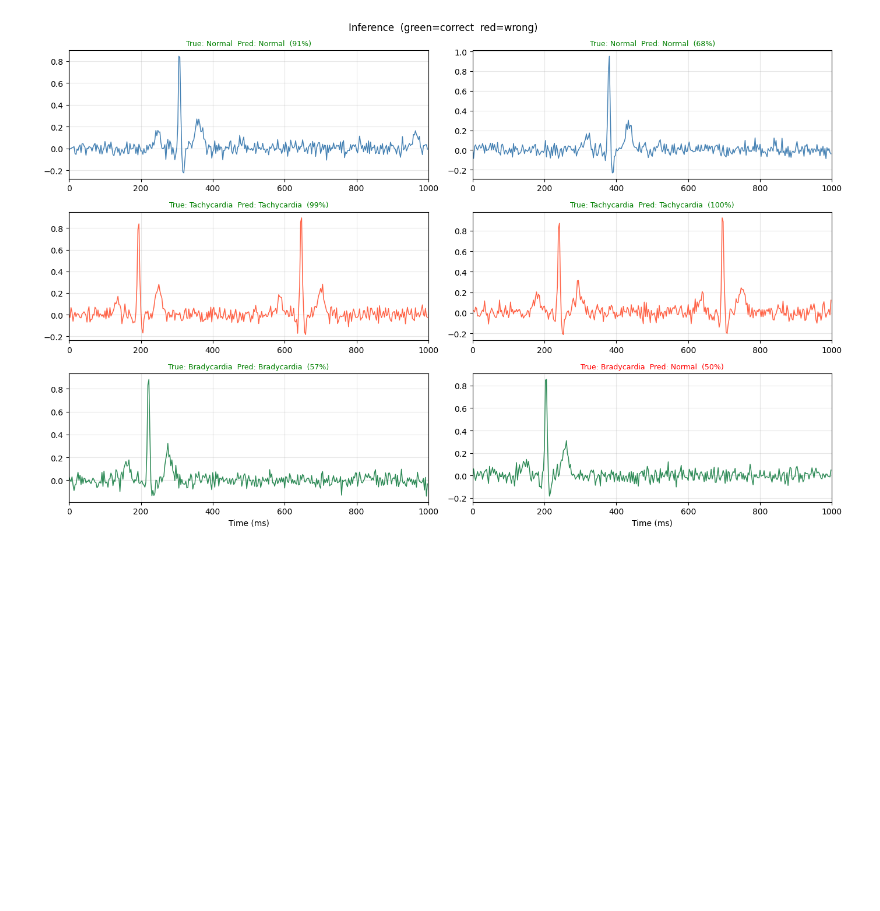
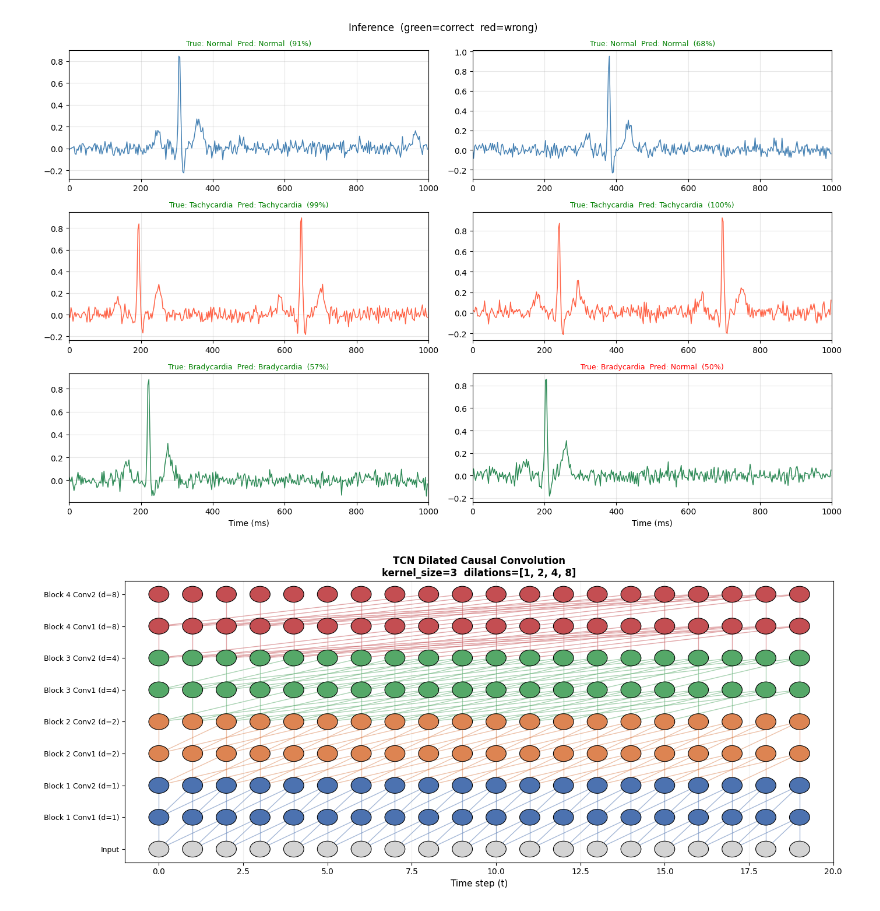
Before and after one commit to Nisitha529/TCN_Design, a Jupyter notebook: init_tcn_designs/ECG_Classification/ecg_tcn.ipynb, the cells around one changed output. Saved outputs shown, nothing was run; the diff lists cells and outputs as text; code cells hidden in the pictures; blank space fills up the shorter version.

```diff
--- a/init_tcn_designs/ECG_Classification/ecg_tcn.ipynb
+++ b/init_tcn_designs/ECG_Classification/ecg_tcn.ipynb
@@ -443,3 +448,63 @@ plt.suptitle('Inference  (green=correct  red=wrong)', fontsize=12)
 plt.tight_layout(); plt.show()
 # %% [output]
 [figure]
+# %%
+def plot_tcn_receptive_field(kernel_size=3, dilations=[1, 2, 4, 8], seq_len=20):
+    n_layers = len(dilations) * 2  # 2 convs per block
+    fig, ax  = plt.subplots(figsize=(14, 6))
+
+    colors = ['#4C72B0', '#DD8452', '#55A868', '#C44E52']
+    layer_colors = []
+    for i, d in enumerate(dilations):
+        layer_colors.extend([colors[i], colors[i]])
+
+    node_radius = 0.3
+    layer_gap   = 1.2
+
+    # draw nodes
+    for layer in range(n_layers + 1):
+        for t in range(seq_len):
+            y = layer * layer_gap
+            c = 'lightgray' if layer == 0 else layer_colors[layer - 1]
+            circle = plt.Circle((t, y), node_radius, color=c,
+                                 ec='black', lw=0.8, zorder=3)
+            ax.add_patch(circle)
+
+    # draw connections (dilated taps)
+    dilation_sequence = []
+    for d in dilations:
+        dilation_sequence.extend([d, d])
+
+    for layer in range(1, n_layers + 1):
+        d = dilation_sequence[layer - 1]
+        for t in range(seq_len):
+            y_top = layer * layer_gap
+            for k in range(kernel_size):
+                t_src = t - k * d
+                if 0 <= t_src < seq_len:
+                    ax.plot([t_src, t], [(layer - 1) * layer_gap, y_top],
+                            color=layer_colors[layer - 1],
+                            alpha=0.5, lw=1.0, zorder=2)
+
+    # labels
+    ax.set_yticks([i * layer_gap for i in range(n_layers + 1)])
+    layer_labels = ['Input']
+    for i, d in enumerate(dilations):
+        block = i + 1
+        layer_labels.append(f'Block {block} Conv1 (d={d})')
+        layer_labels.append(f'Block {block} Conv2 (d={d})')
+    ax.set_yticklabels(layer_labels, fontsize=9)
+
+    ax.set_xlim(-1, seq_len)
+    ax.set_ylim(-0.5, n_layers * layer_gap + 0.5)
+    ax.set_xlabel('Time step (t)', fontsize=11)
+    ax.set_title(f'TCN Dilated Causal Convolution\n'
+                 f'kernel_size={kernel_size}  dilations={dilations}',
+                 fontsize=12, fontweight='bold')
+    ax.grid(axis='x', alpha=0.2)
+    plt.tight_layout()
+    plt.show()
+
+plot_tcn_receptive_field(kernel_size=3, dilations=[1, 2, 4, 8], seq_len=20)
+# %% [output]
+[figure, added]
```
Also changed, not shown: parts of 1 cell of this notebook.
